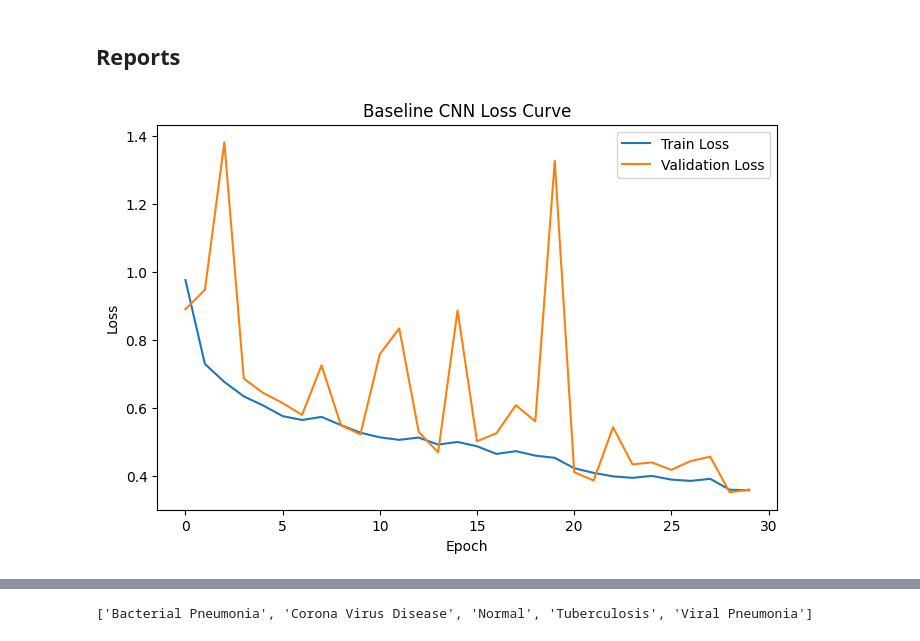
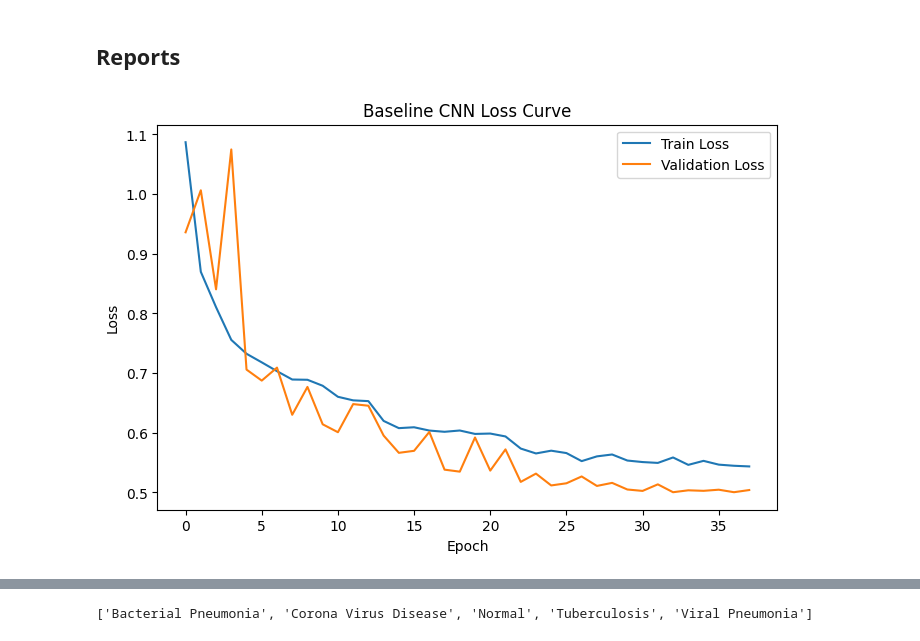
Before and after one commit to mandy-07/MedAI, a Jupyter notebook: notebooks/2_baseline_cnn.ipynb, the cells around one changed output, grey strips where cells are left out. Drawn from its saved outputs; the diff is of its cells as text; code cells hidden in the pictures.

Commit message:
Done with Model trainig and file structure

```diff
--- a/notebooks/2_baseline_cnn.ipynb
+++ b/notebooks/2_baseline_cnn.ipynb
@@ -241,16 +292,20 @@ BaselineCNN(
 ### Loss & Optimizer
 # %%
 import torch.optim as optim
+import torch.nn as nn
 
+# Balanced dataset → CrossEntropy is more appropriate than Focal Loss
 criterion = nn.CrossEntropyLoss(
-    weight=class_weights
+    label_smoothing=0.03
 )
 
-optimizer = optim.Adam(
+optimizer = optim.AdamW(
     model.parameters(),
     lr=LEARNING_RATE,
     weight_decay=1e-4
 )
+
+scaler = GradScaler()
 # %% [markdown]
 ### Imports for Metrics
 # %%
@@ -338,16 +404,16 @@ def validate(model, loader, criterion, device):
 
         for images, labels in loader:
 
-            images = images.to(device)
-            labels = labels.to(device)
+            images = images.to(device, non_blocking=True)
+            labels = labels.to(device, non_blocking=True)
 
-            outputs = model(images)
-
-            loss = criterion(outputs, labels)
+            with autocast():
+                outputs = model(images)
+                loss = criterion(outputs, labels)
 
             running_loss += loss.item() * images.size(0)
 
-            preds = torch.argmax(outputs, dim=1)
+            preds = outputs.argmax(dim=1)
 
             all_preds.extend(preds.cpu().numpy())
             all_labels.extend(labels.cpu().numpy())
@@ -377,26 +443,21 @@ def validate(model, loader, criterion, device):
         zero_division=0
     )
 
-    return (
-        epoch_loss,
-        accuracy,
-        precision,
-        recall,
-        f1
-    )
+    return epoch_loss, accuracy, precision, recall, f1
 # %% [markdown]
 ### Scheduler + Early Stopping
 # %%
 scheduler = optim.lr_scheduler.ReduceLROnPlateau(
     optimizer,
-    mode="min",
+    mode="max",
     factor=0.5,
-    patience=5
+    patience=2,          # changed from 3
+    min_lr=1e-6
 )
 
-EARLY_STOPPING_PATIENCE = 15
+EARLY_STOPPING_PATIENCE = 8   # changed from 10
 
-best_val_loss = float("inf")
+best_score = -float("inf")
 early_stop_counter = 0
 
 best_model_weights = deepcopy(model.state_dict())
@@ -417,5 +478,7 @@ history = {
     "val_recall": [],
 
     "train_f1": [],
-    "val_f1": []
+    "val_f1": [],
+
+    "val_score": []
 }
@@ -545,24 +658,25 @@ History saved to: ../models/baseline_cnn_history.csv
 # %%
 import matplotlib.pyplot as plt
 
 plt.figure(figsize=(8,5))
 
 plt.plot(history["train_loss"], label="Train Loss")
 plt.plot(history["val_loss"], label="Validation Loss")
 
 plt.xlabel("Epoch")
 plt.ylabel("Loss")
 plt.title("Baseline CNN Loss Curve")
 plt.legend()
 
 plt.savefig(
     "../models/Baseline/loss_curve.png",
+    dpi=300,
     bbox_inches="tight"
 )
 
 plt.show()
 # %% [output]
-[figure, old version]
+[figure, new version]
 # %%
 plt.figure(figsize=(8,5))
 
```
Also changed, not shown: parts of 22 cells of this notebook, 43 other files.
